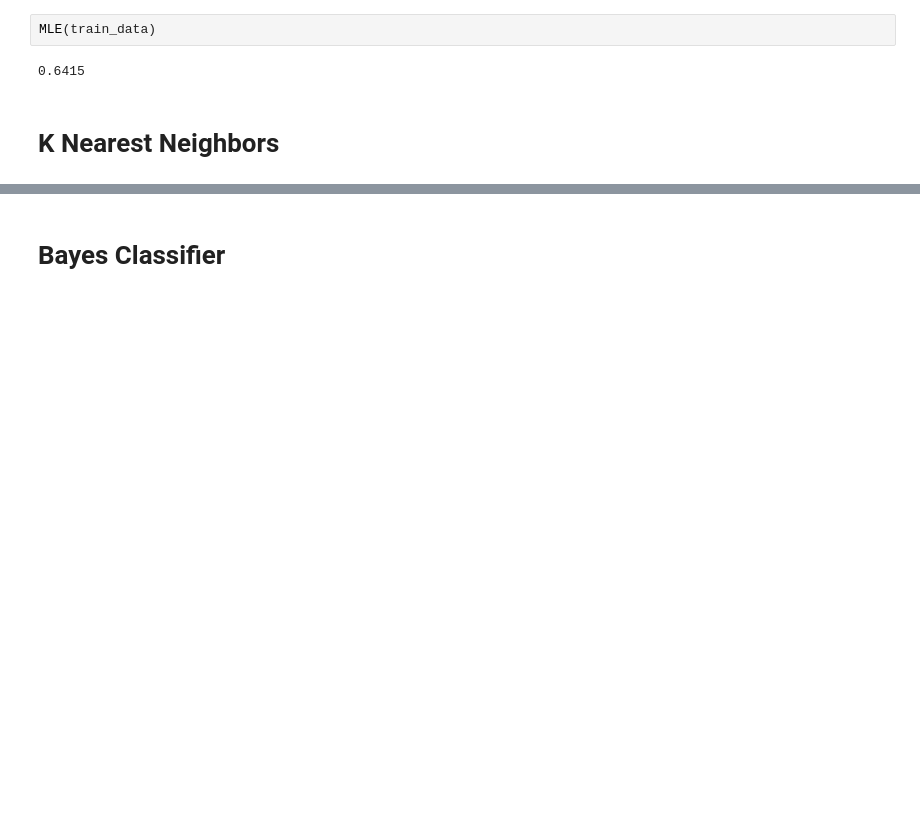
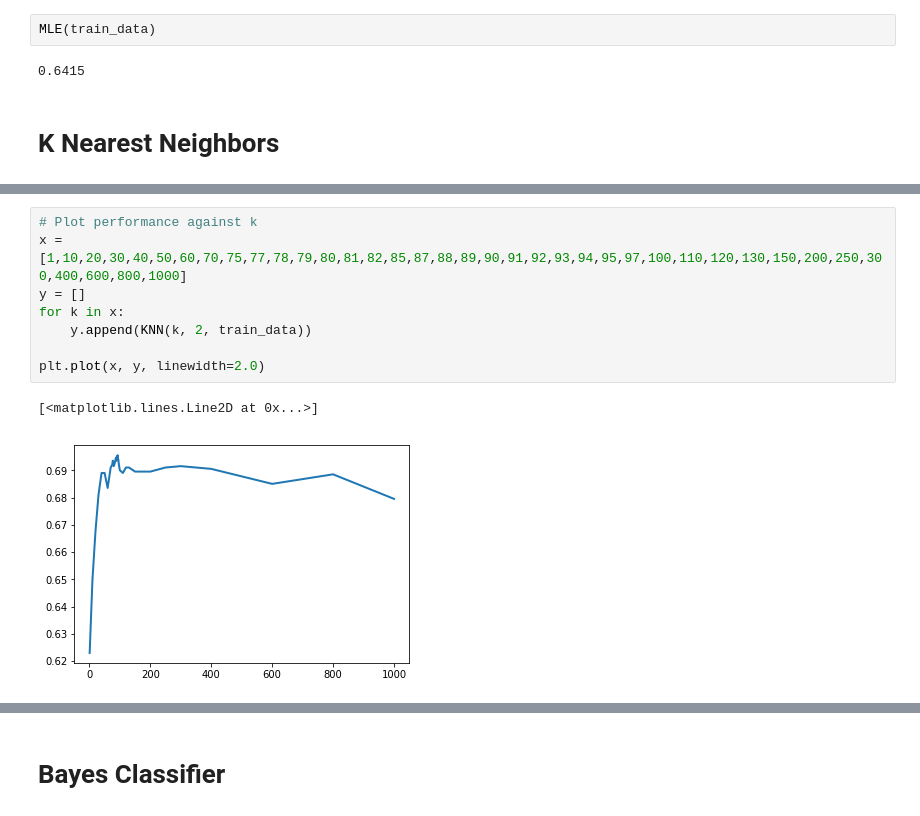
Before and after one commit to anyu0/machine-learning-2020s, a Jupyter notebook: ml_hw_1_5.ipynb, the cells around one changed output, grey strips where cells are left out. Cells and saved outputs as stored; diff of their text form; blank space fills up the shorter version.

```diff
--- a/ml_hw_1_5.ipynb
+++ b/ml_hw_1_5.ipynb
@@ -94,0 +120,11 @@ print(len(test_data_knn[test_data_knn["two_year_recid"] == test_data_knn["y_1000
+# %%
+# Plot performance against k
+x = [1,10,20,30,40,50,60,70,75,77,78,79,80,81,82,85,87,88,89,90,91,92,93,94,95,97,100,110,120,130,150,200,250,300,400,600,800,1000]
+y = []
+for k in x:
+    y.append(KNN(k, 2, train_data))
+
+plt.plot(x, y, linewidth=2.0)
+# %% [output]
+[<matplotlib.lines.Line2D at 0x...>]
+[figure, added]
```
Also changed, not shown: parts of 19 cells of this notebook.
